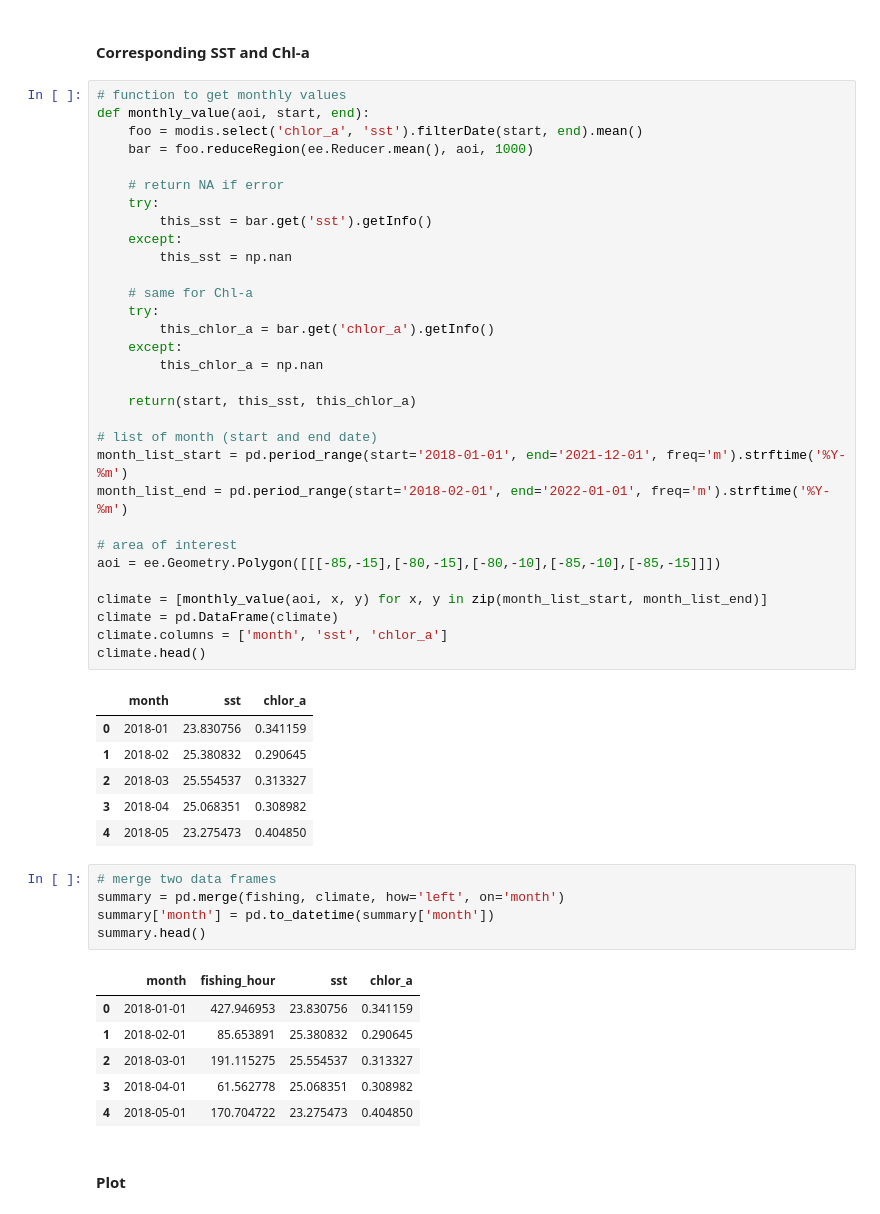
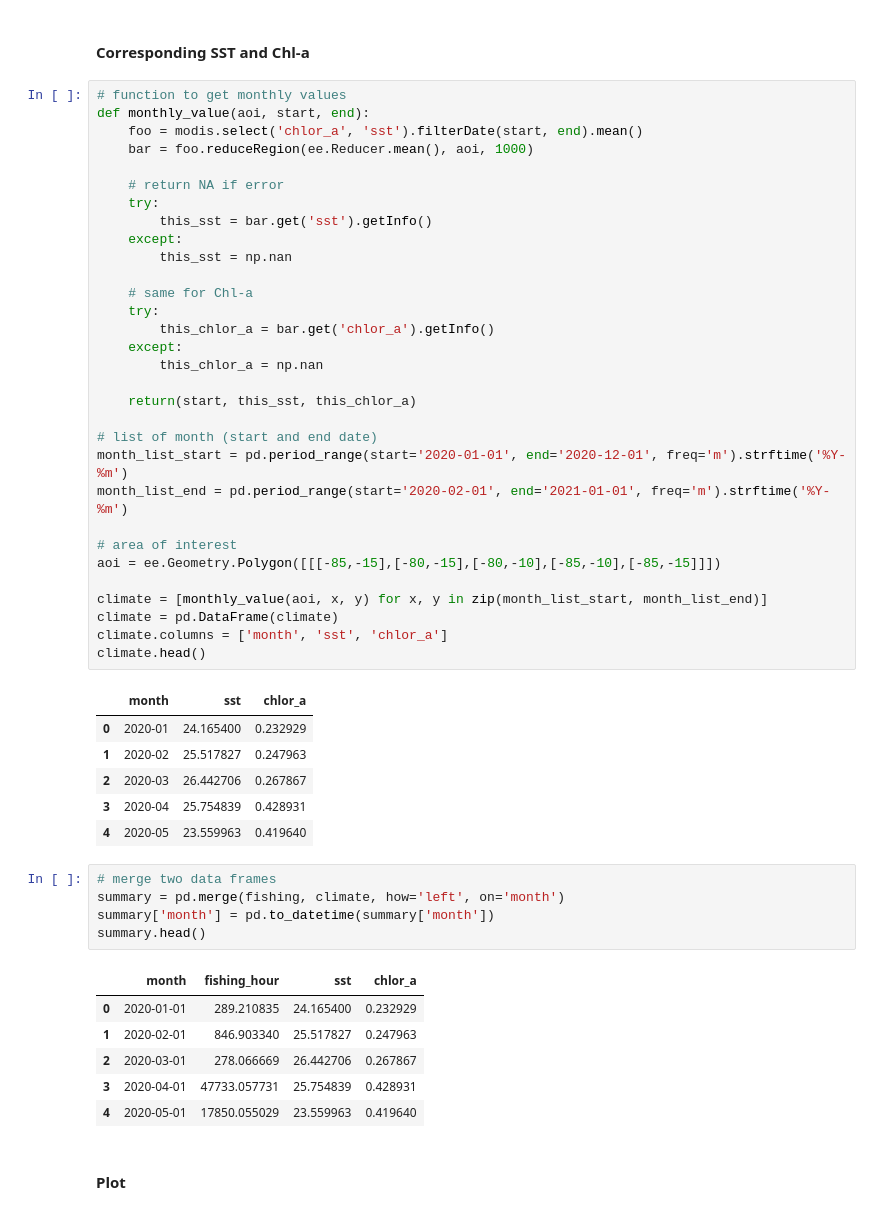
Before and after one commit to envgp/taking_the_pulse_ocean, a Jupyter notebook: notebooks/pulse_ocean.ipynb, the cells around one changed output. Saved outputs shown, nothing was run; the diff lists cells and outputs as text.

```diff
--- a/notebooks/pulse_ocean.ipynb
+++ b/notebooks/pulse_ocean.ipynb
@@ -274,40 +313,40 @@ fishing.tail()
 # function to get monthly values
 def monthly_value(aoi, start, end):
     foo = modis.select('chlor_a', 'sst').filterDate(start, end).mean()
     bar = foo.reduceRegion(ee.Reducer.mean(), aoi, 1000)
 
     # return NA if error
     try:
         this_sst = bar.get('sst').getInfo()
     except:
         this_sst = np.nan
 
     # same for Chl-a
     try:
         this_chlor_a = bar.get('chlor_a').getInfo()
     except:
         this_chlor_a = np.nan
 
     return(start, this_sst, this_chlor_a)
 
 # list of month (start and end date)
-month_list_start = pd.period_range(start='2018-01-01', end='2021-12-01', freq='m').strftime('%Y-%m')
-month_list_end = pd.period_range(start='2018-02-01', end='2022-01-01', freq='m').strftime('%Y-%m')
+month_list_start = pd.period_range(start='2020-01-01', end='2020-12-01', freq='m').strftime('%Y-%m')
+month_list_end = pd.period_range(start='2020-02-01', end='2021-01-01', freq='m').strftime('%Y-%m')
 
 # area of interest
 aoi = ee.Geometry.Polygon([[[-85,-15],[-80,-15],[-80,-10],[-85,-10],[-85,-15]]])
 
 climate = [monthly_value(aoi, x, y) for x, y in zip(month_list_start, month_list_end)]
 climate = pd.DataFrame(climate)
 climate.columns = ['month', 'sst', 'chlor_a']
 climate.head()
 # %% [output]
 |  | month | sst | chlor_a |
-| 0 | 2018-01 | 23.830756 | 0.341159 |
-| 1 | 2018-02 | 25.380832 | 0.290645 |
-| 2 | 2018-03 | 25.554537 | 0.313327 |
-| 3 | 2018-04 | 25.068351 | 0.308982 |
-| 4 | 2018-05 | 23.275473 | 0.404850 |
+| 0 | 2020-01 | 24.165400 | 0.232929 |
+| 1 | 2020-02 | 25.517827 | 0.247963 |
+| 2 | 2020-03 | 26.442706 | 0.267867 |
+| 3 | 2020-04 | 25.754839 | 0.428931 |
+| 4 | 2020-05 | 23.559963 | 0.419640 |
 # %%
 # merge two data frames
 summary = pd.merge(fishing, climate, how='left', on='month')
@@ -315,11 +354,11 @@ summary['month'] = pd.to_datetime(summary['month'])
 summary.head()
 # %% [output]
 |  | month | fishing_hour | sst | chlor_a |
-| 0 | 2018-01-01 | 427.946953 | 23.830756 | 0.341159 |
-| 1 | 2018-02-01 | 85.653891 | 25.380832 | 0.290645 |
-| 2 | 2018-03-01 | 191.115275 | 25.554537 | 0.313327 |
-| 3 | 2018-04-01 | 61.562778 | 25.068351 | 0.308982 |
-| 4 | 2018-05-01 | 170.704722 | 23.275473 | 0.404850 |
+| 0 | 2020-01-01 | 289.210835 | 24.165400 | 0.232929 |
+| 1 | 2020-02-01 | 846.903340 | 25.517827 | 0.247963 |
+| 2 | 2020-03-01 | 278.066669 | 26.442706 | 0.267867 |
+| 3 | 2020-04-01 | 47733.057731 | 25.754839 | 0.428931 |
+| 4 | 2020-05-01 | 17850.055029 | 23.559963 | 0.419640 |
 # %% [markdown]
 #### Plot
 # %%
```
Also changed, not shown: parts of 10 cells of this notebook, 1 other file.
